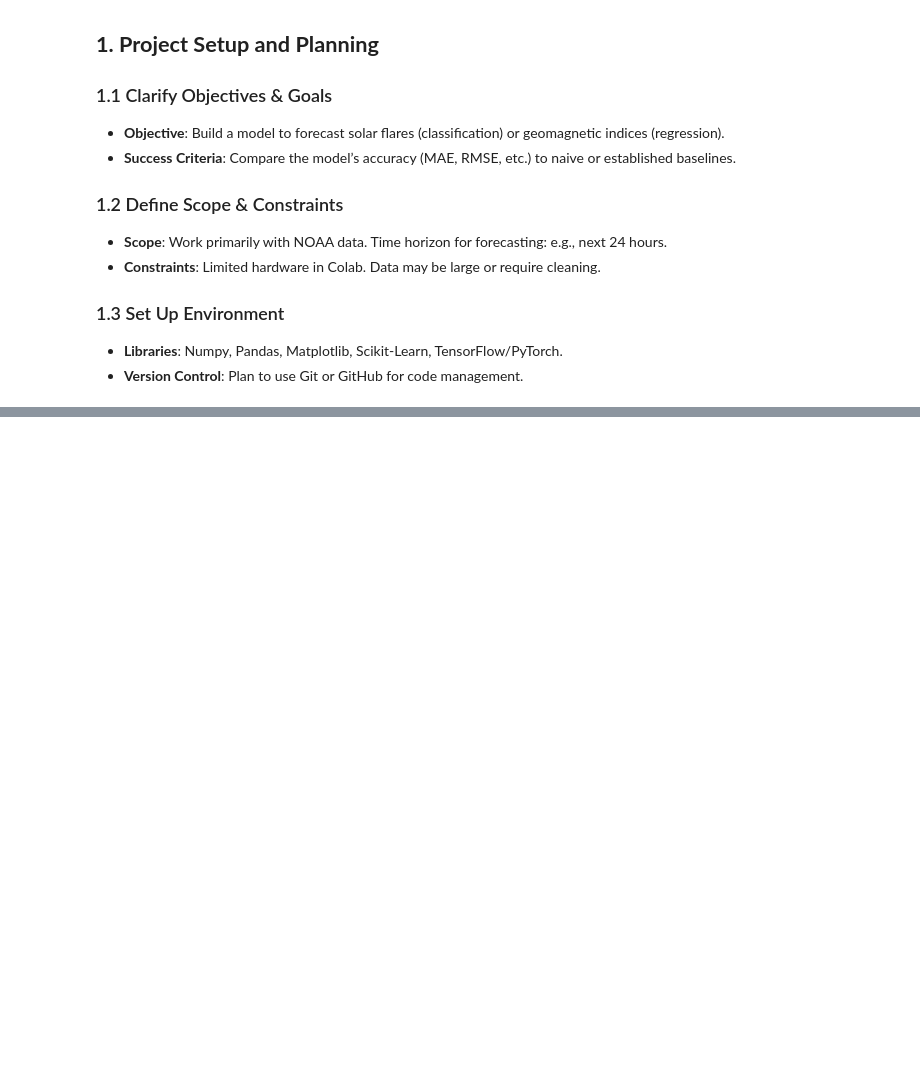
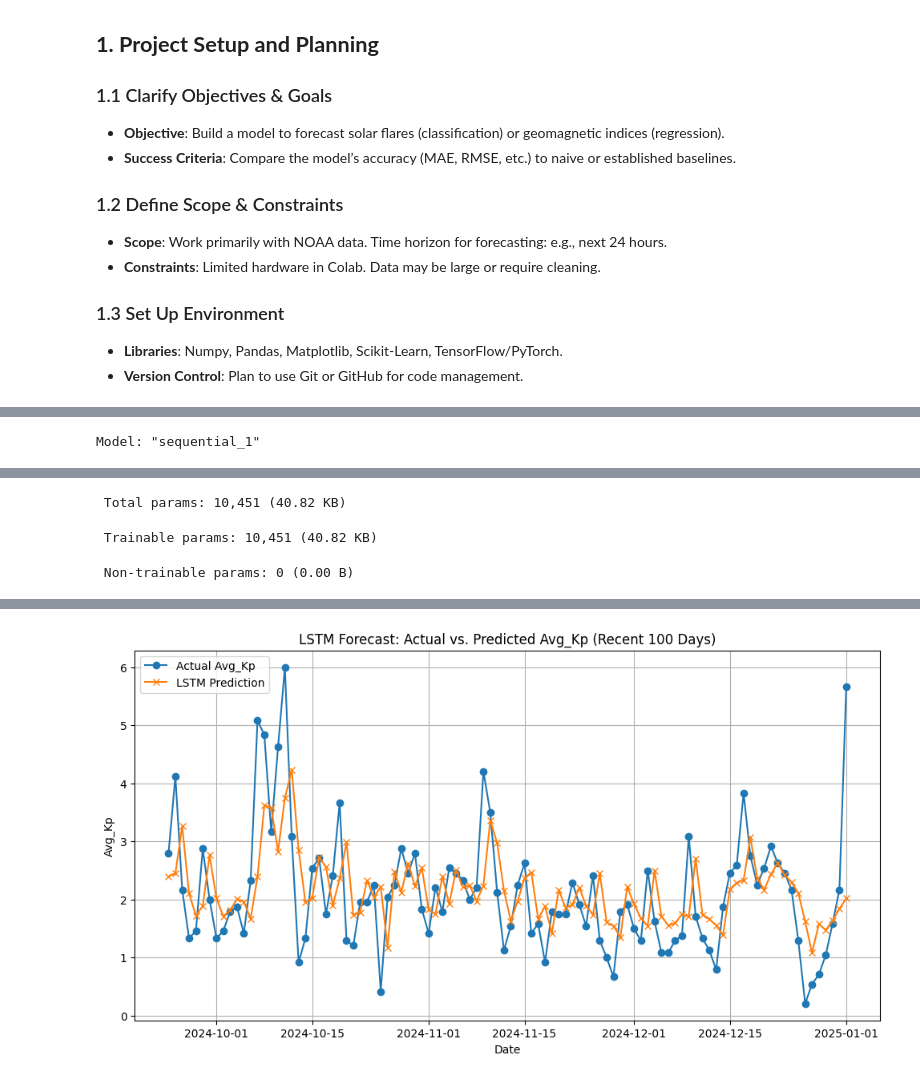
Before and after one commit to vidybaskar/CSCI-4170-Assignments, a Jupyter notebook: Project/PAIML_PROJECT.ipynb, the cells around one changed output, grey strips where cells are left out. Cells and saved outputs as stored; diff of their text form; code cells hidden in the pictures; blank space fills up the shorter version.

```diff
--- a/Project/PAIML_PROJECT.ipynb
+++ b/Project/PAIML_PROJECT.ipynb
@@ -63,0 +602,72 @@ PyTorch version: 2.6.0+cu124
+# %%
+import numpy as np
+from tensorflow.keras.models import Sequential
+from tensorflow.keras.layers import LSTM, Dense
+from sklearn.metrics import mean_absolute_error, mean_squared_error
+import matplotlib.pyplot as plt
+
+# Define the sliding window size.
+window_size = 7
+
+# Create sequences from the Avg_Kp time series.
+def create_sequences(data, window_size):
+    X, y = [], []
+    for i in range(len(data) - window_size):
+        X.append(data[i:i+window_size])
+        y.append(data[i+window_size])
+    return np.array(X), np.array(y)
+
+X, y = create_sequences(data, window_size)
+
+# Split into training (80%) and testing (20%) sets.
+train_size = int(0.8 * len(X))
+X_train, y_train = X[:train_size], y[:train_size]
+X_test, y_test = X[train_size:], y[train_size:]
+
+# Reshape input to [samples, time steps, features] (features=1).
+X_train = X_train.reshape((X_train.shape[0], X_train.shape[1], 1))
+X_test = X_test.reshape((X_test.shape[0], X_test.shape[1], 1))
+
+# Build the LSTM model.
+model = Sequential()
+model.add(LSTM(50, activation='relu', input_shape=(window_size, 1)))
+model.add(Dense(1))
+model.compile(optimizer='adam', loss='mse')
+
+model.summary()
+
+# Train the model.
+history = model.fit(X_train, y_train, epochs=50, batch_size=16, validation_split=0.2, verbose=1)
+
+# Make predictions on the test set.
+y_pred = model.predict(X_test)
+
+# Compute evaluation metrics.
+mae_advanced = mean_absolute_error(y_test, y_pred)
+rmse_advanced = np.sqrt(mean_squared_error(y_test, y_pred))
+print(f"Advanced Model MAE: {mae_advanced:.3f}")
+print(f"Advanced Model RMSE: {rmse_advanced:.3f}")
+
+# For plotting, determine test dates corresponding to our predictions.
+# The test set corresponds to geomagnetic_df.index[train_size + window_size:].
+test_dates = geomagnetic_df.index[train_size + window_size:]
+if len(test_dates) > 100:
+    test_dates_plot = test_dates[-100:]
+    y_test_plot = y_test[-100:]
+    y_pred_plot = y_pred.flatten()[-100:]
+else:
+    test_dates_plot = test_dates
+    y_test_plot = y_test
+    y_pred_plot = y_pred.flatten()
+
+plt.figure(figsize=(12,6))
+plt.plot(test_dates_plot, y_test_plot, label="Actual Avg_Kp", marker="o")
+plt.plot(test_dates_plot, y_pred_plot, label="LSTM Prediction", marker="x")
+plt.title("LSTM Forecast: Actual vs. Predicted Avg_Kp (Recent 100 Days)")
+plt.xlabel("Date")
+plt.ylabel("Avg_Kp")
+plt.legend()
+plt.grid(True)
+plt.show()
+# %% [output]
+Model: "sequential_1"
@@ -63,0 +681,3 @@ PyTorch version: 2.6.0+cu124
+ Total params: 10,451 (40.82 KB)
+ Trainable params: 10,451 (40.82 KB)
+ Non-trainable params: 0 (0.00 B)
@@ -63,0 +701 @@ PyTorch version: 2.6.0+cu124
+[figure, added]
```
Also changed, not shown: parts of 26 cells of this notebook, 9 other files.
